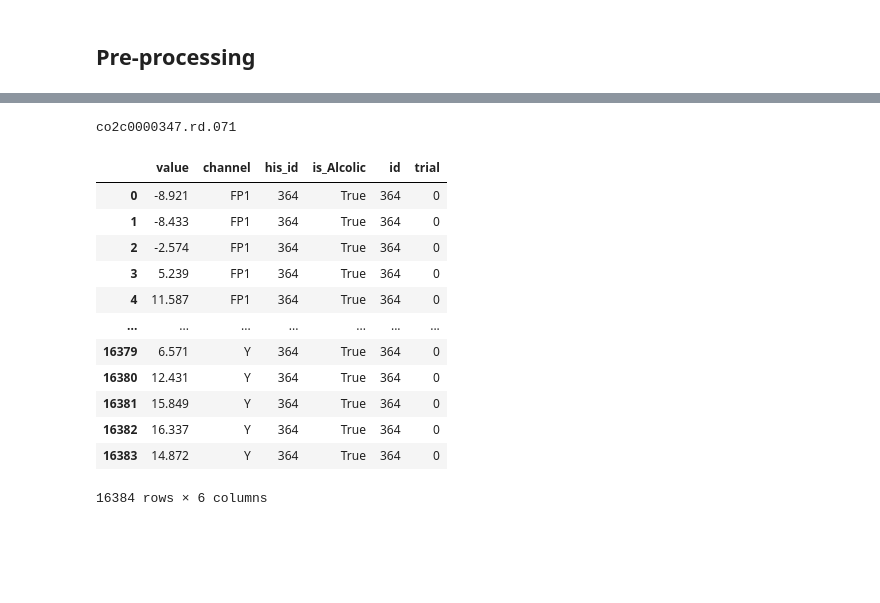
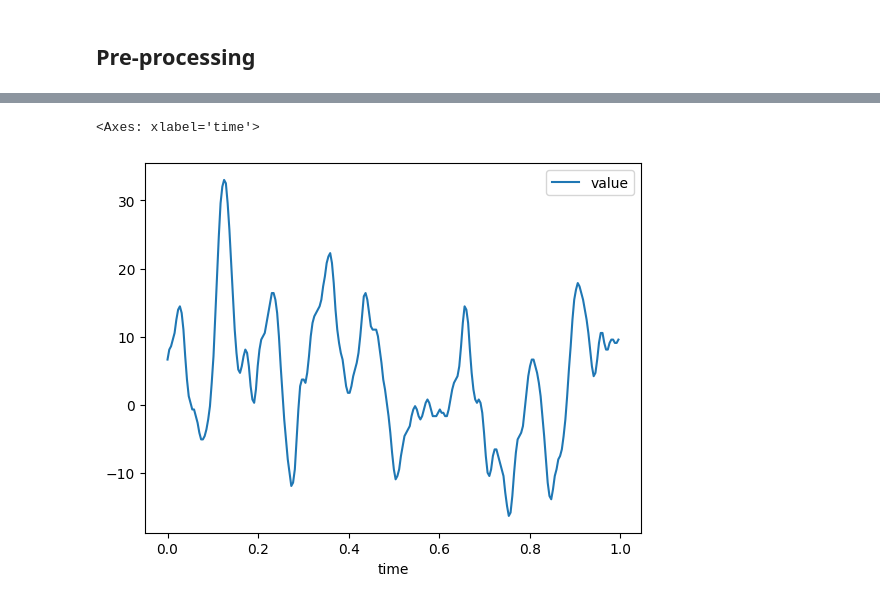
Before and after one commit to Ekliipce/Machine-Learning-for-Biomedical, a Jupyter notebook: eeg/EEG_and_alcohol.ipynb, the cells around one changed output, grey strips where cells are left out. Drawn from its saved outputs; the diff is of its cells as text; code cells hidden in the pictures; blank space fills up the shorter version.

Commit message:
ADD(generated_csv).

```diff
--- a/eeg/EEG_and_alcohol.ipynb
+++ b/eeg/EEG_and_alcohol.ipynb
@@ -109,7 +112,3 @@ def extract_raw_data(file):
     data = np.array(data, dtype="float").reshape((64, -1))
     info = {"his_id" : id_patient,  "is_Alcolic" : is_Alcolic,'id': id_patient, "trial": trial}
     return data, channel_names, info
-
-
-data, channel_names, a = extract_raw_data(file)
-data, channel_names, a
@@ -183,0 +152,21 @@ eeg.data.html       sample_data    smni_eeg_data.tar.gz
+# %%
+
+def generate_df(file,save=False,train=True,verbose=False,frequency = 256):
+  df = pd.DataFrame()
+  data, channel_names, info = extract_raw_data(file)
+  file_name = file.split("/")[-1]
+  for time_series,channel in zip(data, channel_names):
+    time = np.arange(0,time_series.shape[-1])*1/time_series.shape[-1]
+    cur_df = pd.DataFrame({'value':time_series,'channel':channel,**info,'time':time})
+    if(df is None):
+      df = cur_df
+    else:
+      df = pd.concat([df,cur_df],ignore_index=True)
+  if(save):
+    dir = "train" if train else "test"
+    saving_path = f'{dir}_csv/{file_name}.csv'
+    df.to_csv(saving_path)
+  return df
+# %%
+df = generate_df('/content/SMNI_CMI_TRAIN/co2c0000338/co2c0000338.rd.014')
+df.head()
@@ -184,15 +180,15 @@ eeg.data.html       sample_data    smni_eeg_data.tar.gz
+# %%
+df[df['channel'] == 'Y'].plot(x='time',y='value')
+# %% [output]
+<Axes: xlabel='time'>
+[figure, added]
 # %%
-data, channel_names,a =None,None,None
-for dir_name, subdirs, files in tqdm(list(os.walk('/content/'))):
-  for file_name in files:
-    current_file = os.path.join(dir_name, file_name)
-    if ((".rd.") in file_name):
-      print(file_name)
-      data, channel_names, a = extract_raw_data(current_file)
-      break
-  if a is not None:
-    break
-data, channel_names, a
-info = a
+def generated_csv(content_dir:str='/content/',train=True):
+  for dir_name, subdirs, files in tqdm(list(os.walk(content_dir))):
+
+    for file_name in (files):
+      current_file = os.path.join(dir_name, file_name)
+      regex = r'.+\.rd\.\d+$'
+
+      if (re.match(regex,file_name)):
+        generate_df(current_file,save=True,train=train)
-# %% [output]
-co2c0000347.rd.071
@@ -201,25 +194,0 @@ import pandas as pd
-# %%
-df = None
-data, channel_names, info = extract_raw_data(file)
-for time_series,channel in zip(data, channel_names):
-
-  if(df is None):
-    df = pd.DataFrame({'value':time_series,'channel':channel,**info})
-  else:
-    cur_df = pd.DataFrame({'value':time_series,'channel':channel,**info})
-    df = pd.concat([df,cur_df],ignore_index=True)
-df
-# %% [output]
-|  | value | channel | his_id | is_Alcolic | id | trial |
-| 0 | -8.921 | FP1 | 364 | True | 364 | 0 |
-| 1 | -8.433 | FP1 | 364 | True | 364 | 0 |
-| 2 | -2.574 | FP1 | 364 | True | 364 | 0 |
-| 3 | 5.239 | FP1 | 364 | True | 364 | 0 |
-| 4 | 11.587 | FP1 | 364 | True | 364 | 0 |
-| ... | ... | ... | ... | ... | ... | ... |
-| 16379 | 6.571 | Y | 364 | True | 364 | 0 |
-| 16380 | 12.431 | Y | 364 | True | 364 | 0 |
-| 16381 | 15.849 | Y | 364 | True | 364 | 0 |
-| 16382 | 16.337 | Y | 364 | True | 364 | 0 |
-| 16383 | 14.872 | Y | 364 | True | 364 | 0 |
-16384 rows × 6 columns
```
Also changed, not shown: parts of 11 cells of this notebook.
